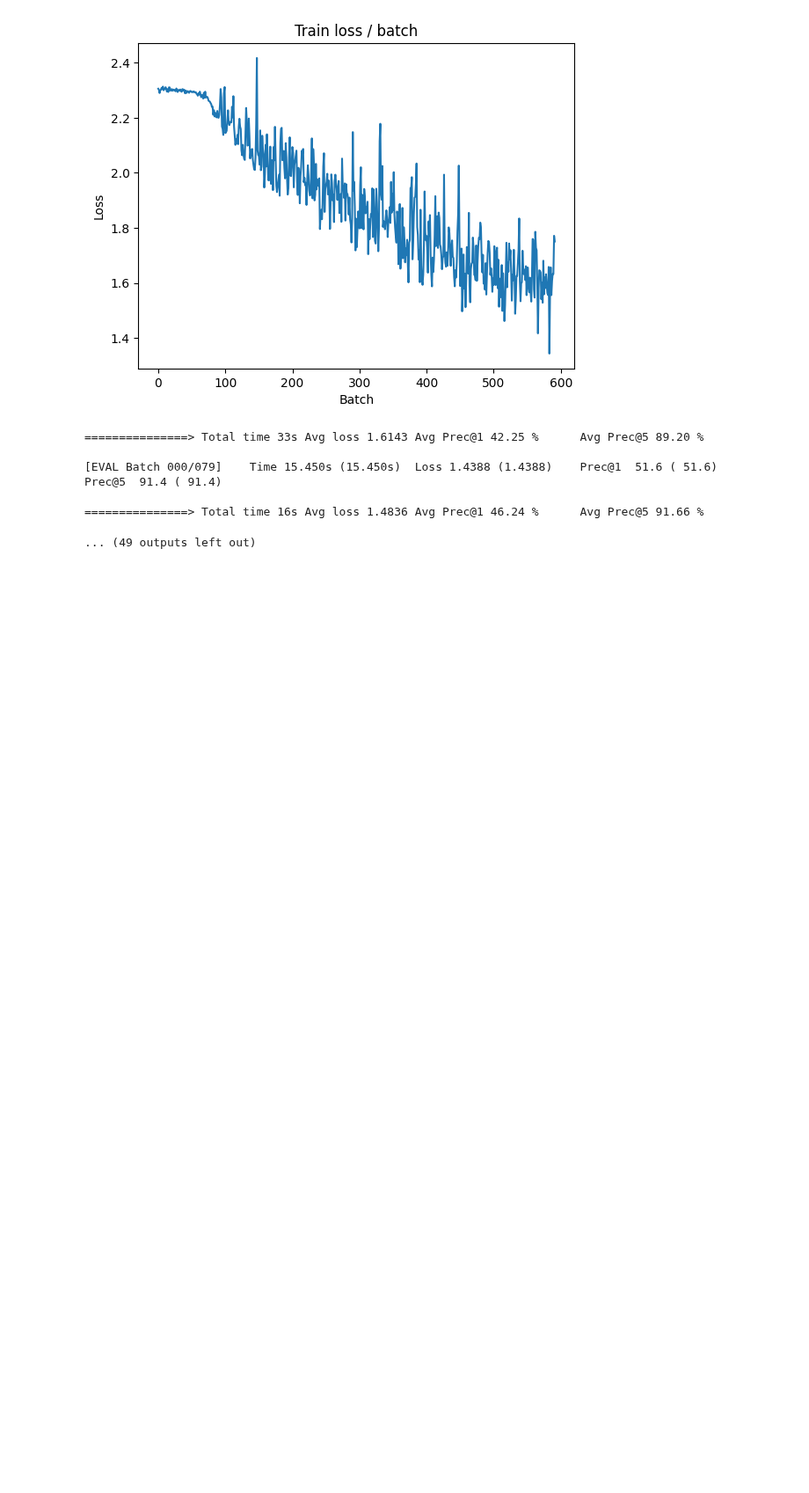
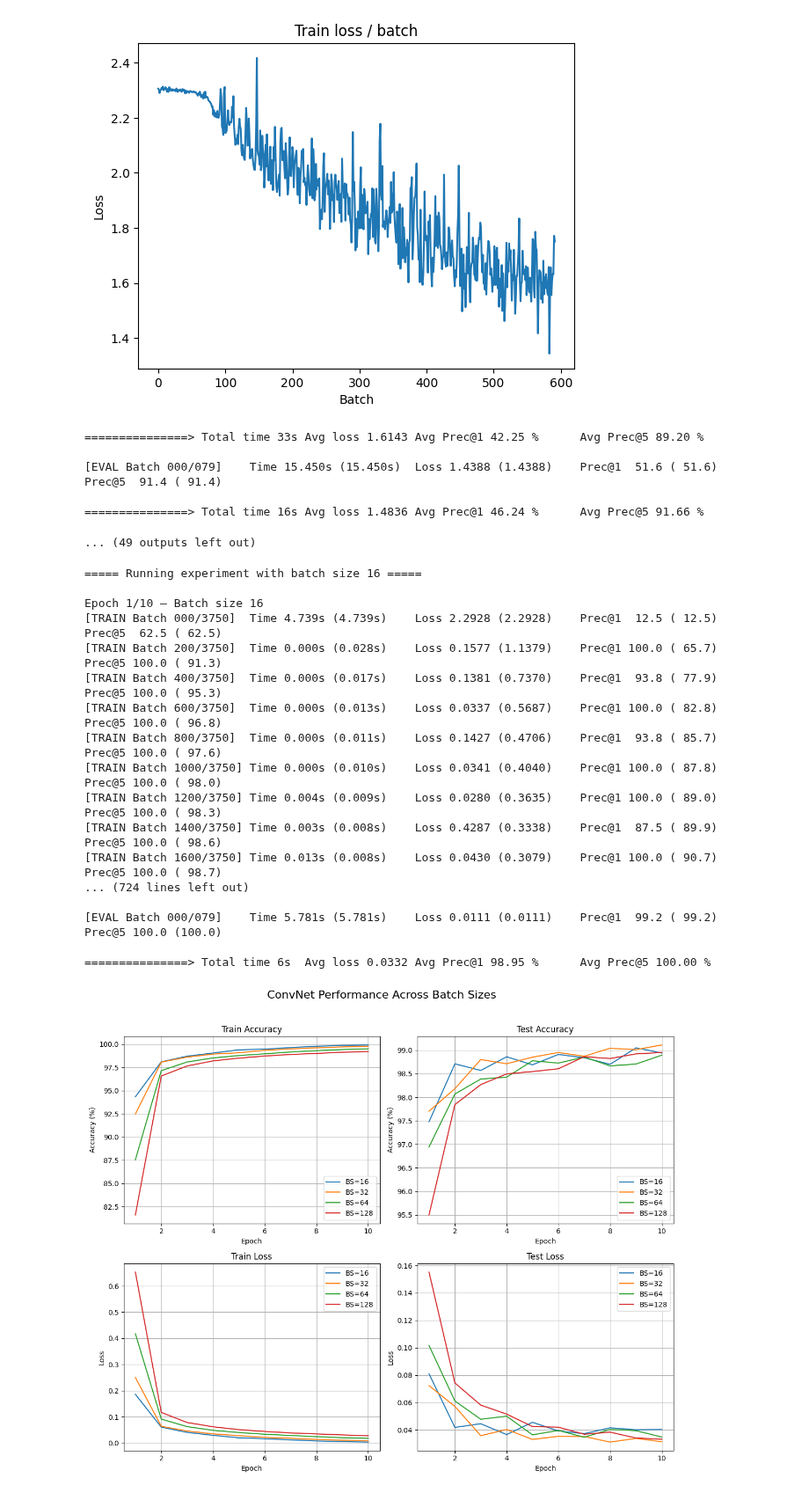
Before and after one commit to Titouaaaan/M2-MIND, a Jupyter notebook: RDFIA/TME2/1_cd_CNNs.ipynb, the cells around one changed output. Shown at 88% size. Drawn from its saved outputs; the diff is of its cells as text; code cells hidden in the pictures; blank space fills up the shorter version.

Commit message:
experiments on batch_size & lr

```diff
--- a/RDFIA/TME2/1_cd_CNNs.ipynb
+++ b/RDFIA/TME2/1_cd_CNNs.ipynb
@@ -271,0 +386,27 @@ main(batch_size=128, lr=0.1, epochs=10, cuda=False, dataset_name='CIFAR10', in_c
+# %%
+results = run_batchsize_experiments(
+    batch_sizes=[16, 32, 64, 128],
+    epochs=10,
+    lr=0.1,
+    dataset_name='MNIST',
+    cuda=False
+)
+# %% [output]
+===== Running experiment with batch size 16 =====
+
+Epoch 1/10 — Batch size 16
+[TRAIN Batch 000/3750]  Time 4.739s (4.739s)    Loss 2.2928 (2.2928)    Prec@1  12.5 ( 12.5)    Prec@5  62.5 ( 62.5)
+[TRAIN Batch 200/3750]  Time 0.000s (0.028s)    Loss 0.1577 (1.1379)    Prec@1 100.0 ( 65.7)    Prec@5 100.0 ( 91.3)
+[TRAIN Batch 400/3750]  Time 0.000s (0.017s)    Loss 0.1381 (0.7370)    Prec@1  93.8 ( 77.9)    Prec@5 100.0 ( 95.3)
+[TRAIN Batch 600/3750]  Time 0.000s (0.013s)    Loss 0.0337 (0.5687)    Prec@1 100.0 ( 82.8)    Prec@5 100.0 ( 96.8)
+[TRAIN Batch 800/3750]  Time 0.000s (0.011s)    Loss 0.1427 (0.4706)    Prec@1  93.8 ( 85.7)    Prec@5 100.0 ( 97.6)
+[TRAIN Batch 1000/3750] Time 0.000s (0.010s)    Loss 0.0341 (0.4040)    Prec@1 100.0 ( 87.8)    Prec@5 100.0 ( 98.0)
+[TRAIN Batch 1200/3750] Time 0.004s (0.009s)    Loss 0.0280 (0.3635)    Prec@1 100.0 ( 89.0)    Prec@5 100.0 ( 98.3)
+[TRAIN Batch 1400/3750] Time 0.003s (0.008s)    Loss 0.4287 (0.3338)    Prec@1  87.5 ( 89.9)    Prec@5 100.0 ( 98.6)
+[TRAIN Batch 1600/3750] Time 0.013s (0.008s)    Loss 0.0430 (0.3079)    Prec@1 100.0 ( 90.7)    Prec@5 100.0 ( 98.7)
+... (724 lines left out)
+
+[EVAL Batch 000/079]    Time 5.781s (5.781s)    Loss 0.0111 (0.0111)    Prec@1  99.2 ( 99.2)    Prec@5 100.0 (100.0)
+
+===============> Total time 6s  Avg loss 0.0332 Avg Prec@1 98.95 %      Avg Prec@5 100.00 %
+[figure, added]
```
Also changed, not shown: parts of 3 cells of this notebook, 2 other files.
